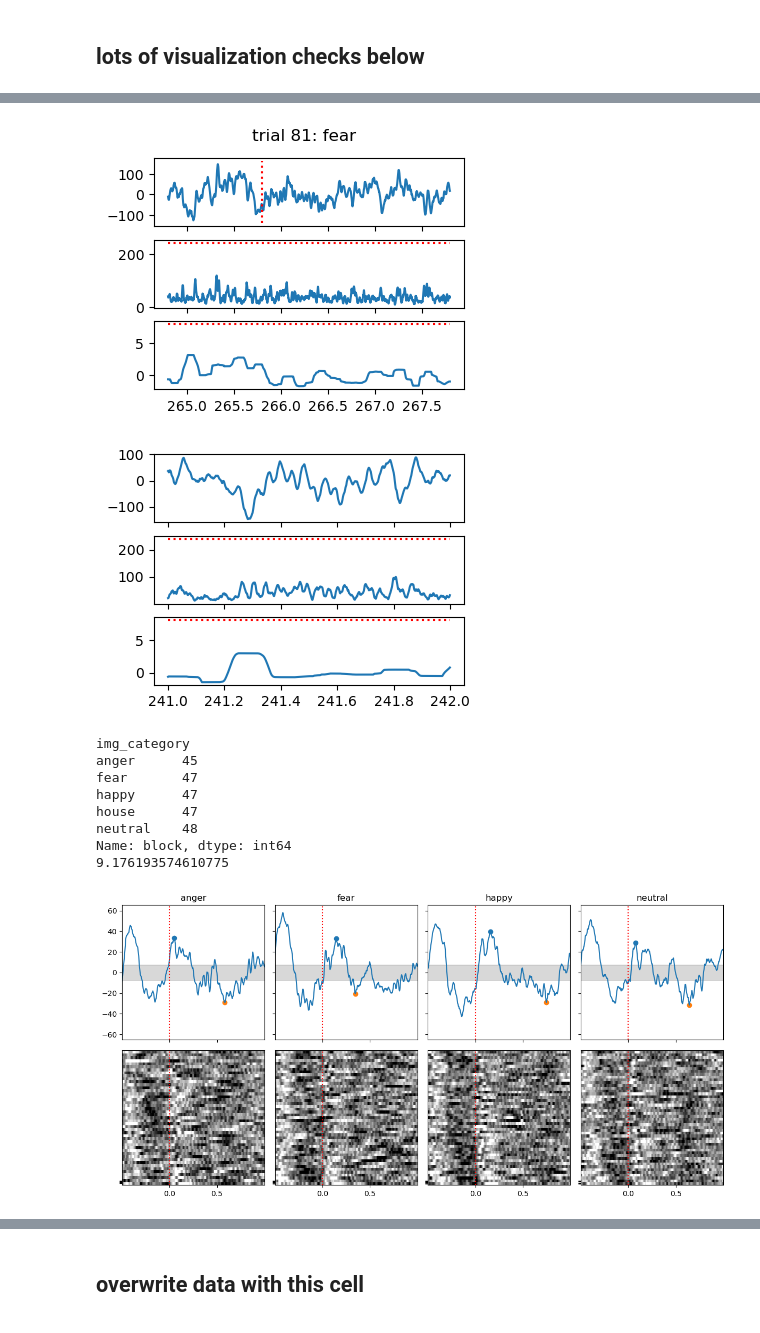
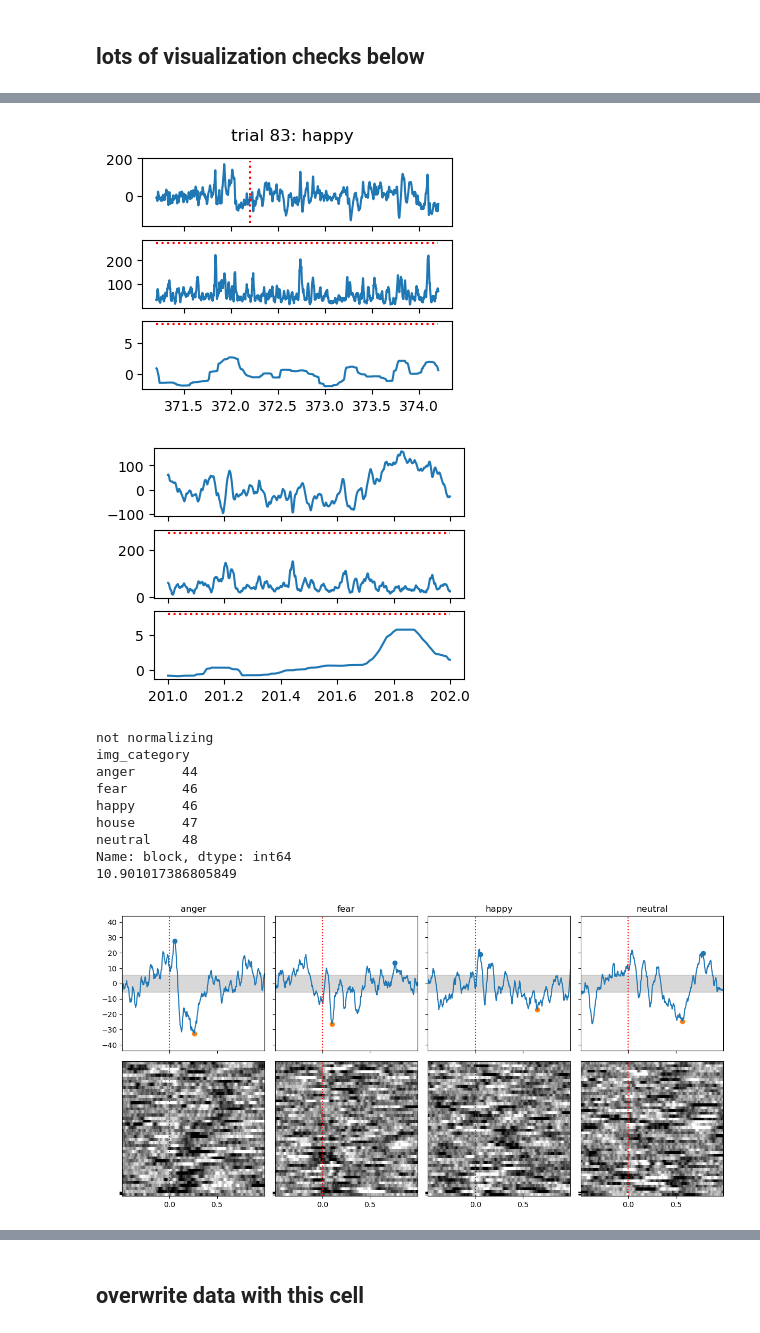
Before and after one commit to jtmiles/GRID_lab_python, a Jupyter notebook: screen_contacts.ipynb, the cells around one changed output, grey strips where cells are left out. Drawn from its saved outputs; the diff is of its cells as text; code cells hidden in the pictures.

```diff
--- a/screen_contacts.ipynb
+++ b/screen_contacts.ipynb
@@ -75,8 +75,8 @@ def plot_ERPs(ERP_mat,imgs,ERP_thresh,plot_ts,ixA,ixB):
     fig,ax = plt.subplots(2,len(img_cats),tight_layout=True,figsize=(12,6),
                          sharex=True)
     cmap = plt.cm.grey
-    vmin = np.percentile(ERP_mat.flatten(),2.5)
-    vmax = np.percentile(ERP_mat.flatten(),97.5)
+    vmin = np.percentile(ERP_mat[~np.isnan(ERP_mat)].flatten(),2.5)
+    vmax = np.percentile(ERP_mat[~np.isnan(ERP_mat)].flatten(),97.5)
     xticks = np.linspace(min(plot_ts),max(plot_ts),7)
     yticks = np.round(ax[0,0].get_yticks(),decimals=2)
     pline = np.ones((len(plot_ts),))
@@ -191,5 +191,5 @@ Dropdown(description='Choose region:', options=('l_lateralorbitofrontal', 'l_ins
 # %%
 reg = dropdown.value
-pairs_list = utils.find_valid_pairs(montage.loc[montage.region==reg,"name"].to_list())
+pairs_list = utils.find_valid_pairs(montage.loc[montage.region==reg,"name"].to_list(),montage.loc[montage.region==reg,"region"].to_list())
 print(pairs_list)
 # %% [output]
@@ -407,7 +409,7 @@ ax.plot(ts[p_ixs[[0,0]]]-pre,ax.get_ylim(),"r:")
 fig.suptitle(f"trial {t}: {events.img_category[t]}")
 plt.show()
 # %% [output]
-[figure, old version]
+[figure, new version]
 # %%
 dt = 1
 t0 = rng.integers(low=0, high=(ts.max()-dt))
@@ -424,37 +426,49 @@ ax2.plot(ts[p_ixs[[0,-1]]],[8,8],"r:")
 # ax.set_xlim([683.2,683.3])
 plt.show()
 # %% [output]
-[figure, old version]
+[figure, new version]
 # %%
 # hm, currently just masking high-amp trials (not spikes)
 # continue only using spikes to arbitrate between channels
 # but not filter from data?
+from scipy.ndimage import gaussian_filter
+from scipy.signal import hilbert
 
-ERP_tfilt = bipolar[t_ixs[t_mask,:]]
+ts,signal,filtwins1 = filtering.bipolar_reref(data.loc[:,pair[::-1]],origfs,
+                                                   resrate,lpfreq=lpfreq,norm=None)
+
+HFB_calc = False
+if HFB_calc:
+    HFB = gaussian_filter(np.abs(hilbert(filtering.bfilt(signal, resrate, 4, [70,150], "bandpass"))),4)
+    HFB[norm_env>MAD_thresh] = np.nan
+    signal = filtering.zscore(HFB)
+
+ERP_tfilt = signal[t_ixs[t_mask,:]]
 ERP_thresh = np.nanstd(np.nanmean(ERP_tfilt[:,(plot_ts<-0.5)],axis=0))*2.5
 # reset ixA to be slightly after image start
 ixA = np.argmin(np.abs(plot_ts-0.05))
 ixB = np.argmin(np.abs(plot_ts-1))
 ERP_amps,ERP_ax = plot_ERPs(ERP_tfilt, events.img_category[t_mask], ERP_thresh,
                             plot_ts, ixA, ixB)
 img_cats = np.array(["anger","fear","neutral","happy","house"])
 
 print(events.loc[t_mask,:].groupby(by="img_category").block.count())
 
 print(max(abs(np.array([ERP_amps[cat] for cat in img_cats[img_cats!="house"]]))/ERP_thresh))
 [ERP_ax[0,ix].set_xlim([-0.5,1.0]) for ix in range(len(ERP_ax))]
 [ERP_ax[0,ix].set_xticks([-0,0.5], labels=["0.0","0.5"]) for ix in range(len(ERP_ax))]
 plt.show()
 # %% [output]
+not normalizing
 img_category
-anger      45
-fear       47
-happy      47
+anger      44
+fear       46
+happy      46
 house      47
 neutral    48
 Name: block, dtype: int64
-9.176193574610775
+10.901017386805849
-[figure, old version]
+[figure, new version]
 # %%
 temp = norm_env[t_ixs[events.img_category!="house",:]]
 filtwin = (plot_ts>-1)&(plot_ts<=2)
```
Also changed, not shown: parts of 16 cells of this notebook, 9 other files.
